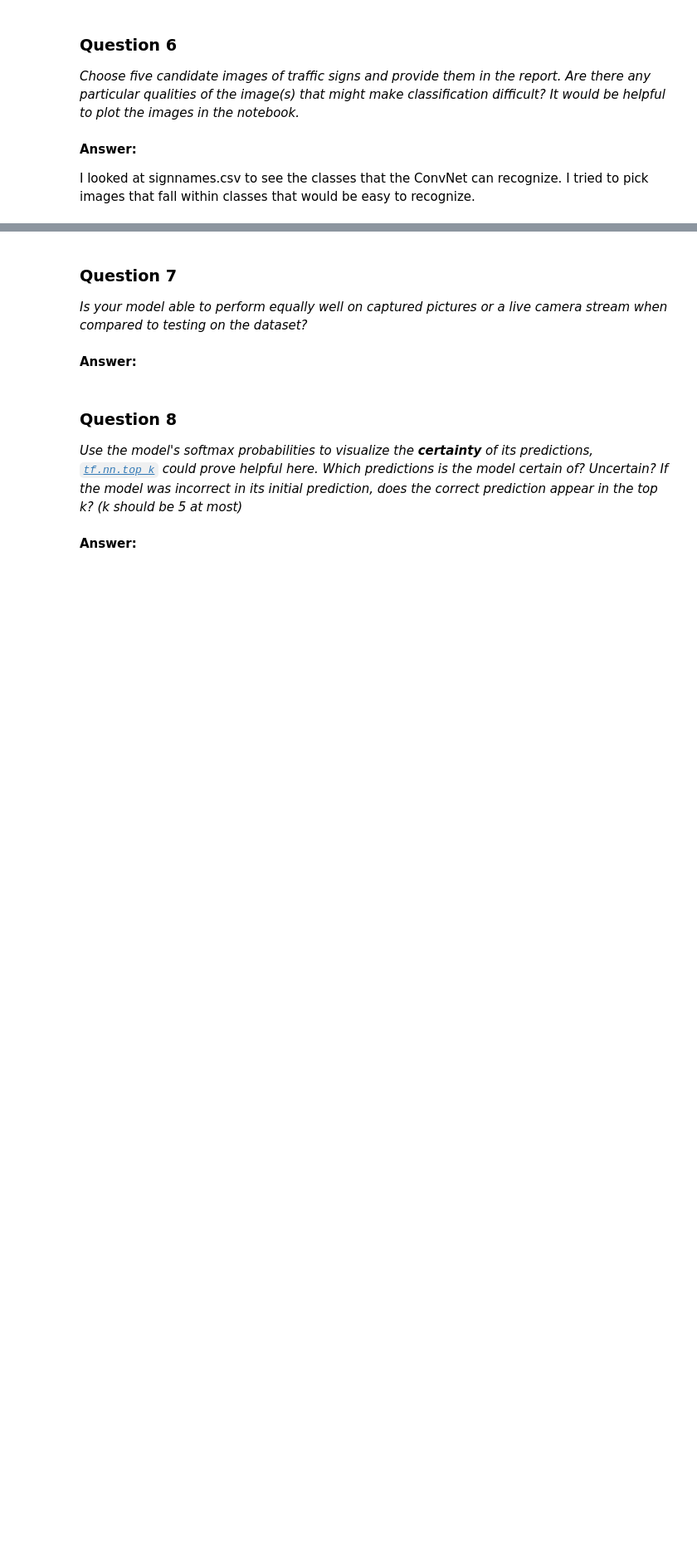
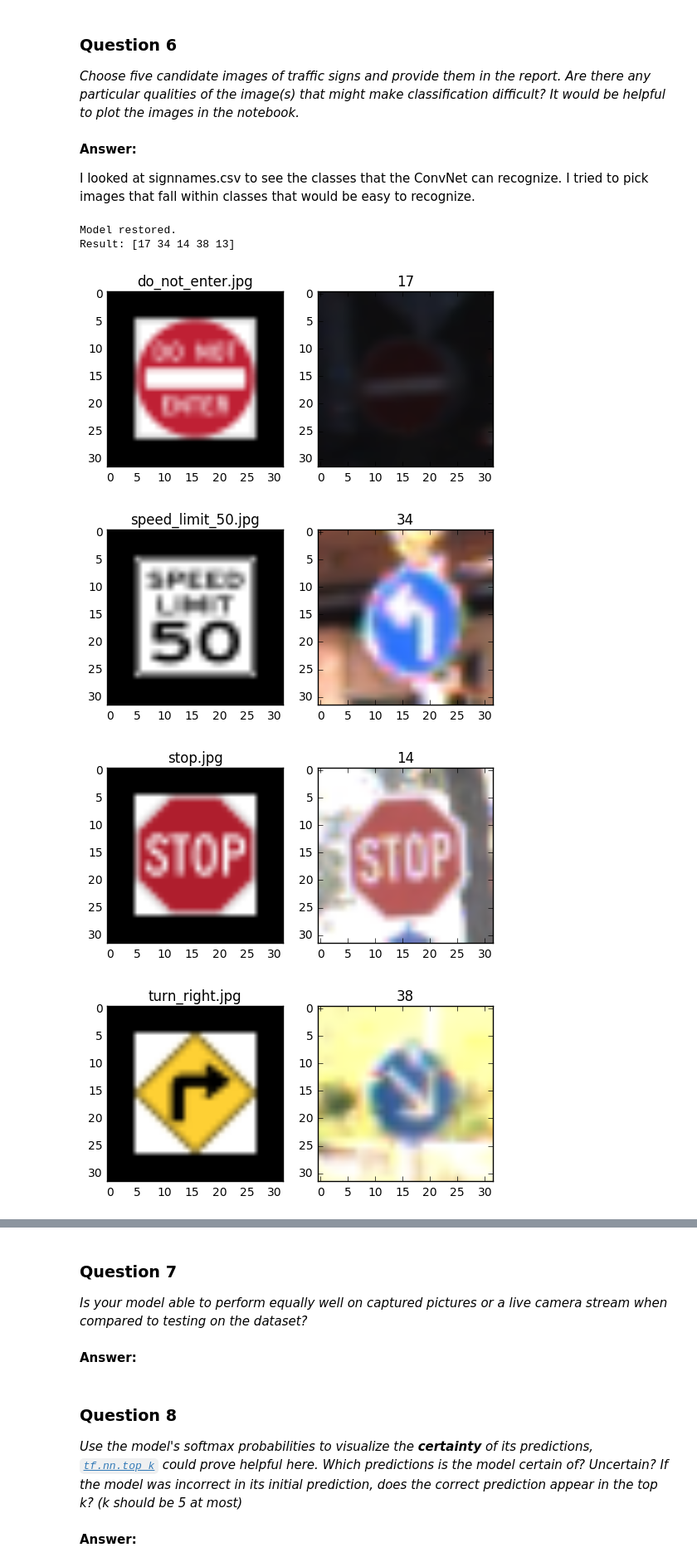
Before and after one commit to AloshkaD/traffic-signs, a Jupyter notebook: Traffic_Signs_Recognition.ipynb, the cells around one changed output, grey strips where cells are left out. Shown: that part at 83% size. Drawn from its saved outputs; the diff is of its cells as text; code cells hidden in the pictures; blank space fills up the shorter version.

```diff
--- a/Traffic_Signs_Recognition.ipynb
+++ b/Traffic_Signs_Recognition.ipynb
@@ -564,7 +607,10 @@ I tried to pick images that fall within classes that would be easy to recognize.
 # %%
 extra_imgs_gray = grayscale_features(extra_imgs, 5, image_shape)
 extra_imgs_norm = normalize_features_pos(extra_imgs_gray)
-y_train_OHE = oneHotEncode_labels(y_train)
+extra_labels_OHE = oneHotEncode_labels(extra_labels)
+
+
+pred_val = tf.argmax(pred, 1)
 
 with tf.Session() as sess:
 
@@ -572,6 +618,33 @@ with tf.Session() as sess:
     saver.restore(sess, "model.ckpt")
     print("Model restored.")
 
-    solns = sess.run(pred, feed_dict={x: valid_features, y: extra_labels, keep_prob: 1.})
-    solns = tf.argmax(solns, 1)
-    print(solns)
+    solns = sess.run(pred_val, feed_dict={x: extra_imgs_norm, keep_prob: 1.})
+
+
+print('Result:', solns)
+# %% [output]
+Model restored.
+Result: [17 34 14 38 13]
+# %%
+# display the result
+
+for index, name in enumerate(img_names):
+    extra_imgs[index] = img_import4(img_folder + name)
+    fig = plt.figure()
+    a=fig.add_subplot(1,2,1)
+    a.set_title(name)
+    #plt.title(name)
+    plt.imshow(extra_imgs[index])
+
+    # display an image from the training set that matches
+    img_val = solns[index]
+    #extra_labels.append(img_val)
+    training_index = next(index for index, val in enumerate(y_train) if val==img_val)
+    a=fig.add_subplot(1,2,2)
+    a.set_title(str(img_val))
+    plt.imshow(X_train[training_index])
+# %% [output]
+[figure, added]
+[figure, added]
+[figure, added]
+[figure, added]
```
Also changed, not shown: parts of 12 cells of this notebook, 2 other files.
